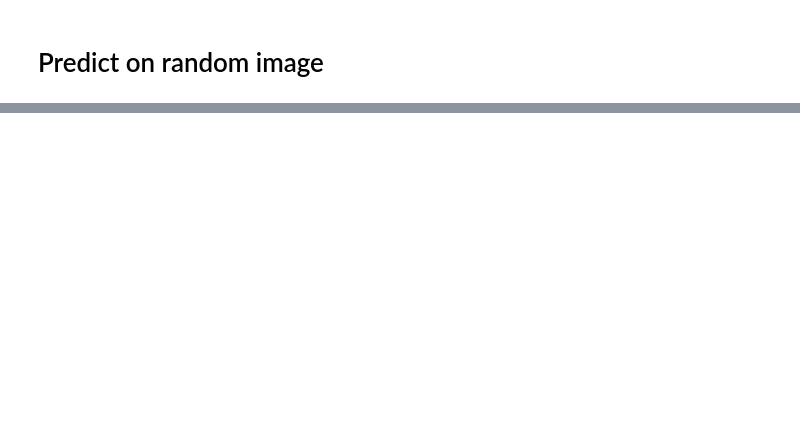
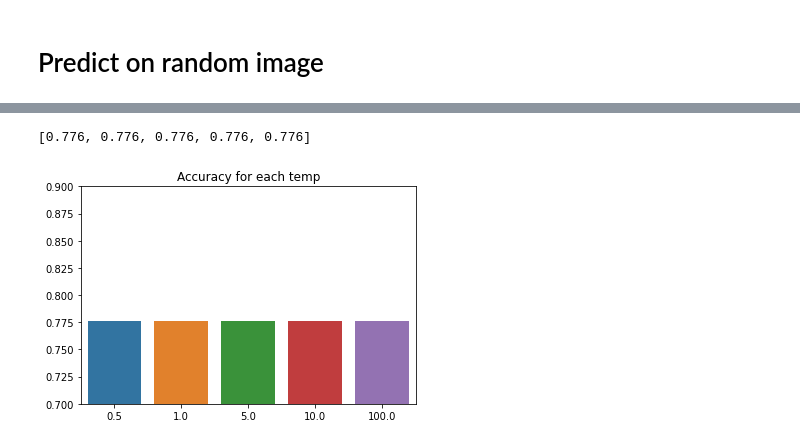
Before and after one commit to btseytlin/kaggle_cassava, a Jupyter notebook: notebooks/model_inspection.ipynb, the cells around one changed output, grey strips where cells are left out. Cells and saved outputs as stored; diff of their text form; code cells hidden in the pictures; blank space fills up the shorter version.

```diff
--- a/notebooks/model_inspection.ipynb
+++ b/notebooks/model_inspection.ipynb
@@ -146,0 +169,25 @@ plt.show()
+# %%
+train_images_torch.transform = None
+# %%
+dataset = DatasetFromSubset(torch.utils.data.Subset(train_images_torch, indices=indices),
+                      transform=get_test_transforms())
+loader = torch.utils.data.DataLoader(dataset, batch_size=10)
+# %%
+predictions = {}
+true_labels = []
+
+invtemps = [0.5, 1, 5, 10, 100]
+
+for temp in invtemps:
+    predictions[temp] = []
+
+model.eval()
+for images, labels in tqdm(loader):
+    preds =  predict_diff_temps(model, images, invtemps)
+    for temp in invtemps:
+        predictions[temp] += preds[temp].tolist()
+    true_labels += labels.tolist()
+# %%
+for temp in invtemps:
+    predictions[temp] = np.array(predictions[temp])
+true_labels = np.array(true_labels)
@@ -146,0 +221,16 @@ plt.show()
+# %%
+accuracies = []
+for temp in invtemps:
+    pred_probs = predictions[temp]
+    pred_labels = np.argmax(pred_probs, 1)
+
+    accuracies.append(accuracy_score(true_labels, pred_labels))
+print(accuracies)
+plt.figure()
+sns.barplot(x=invtemps, y=accuracies)
+plt.title('Accuracy for each temp')
+plt.ylim(0.7, 0.9)
+plt.show()
+# %% [output]
+[0.776, 0.776, 0.776, 0.776, 0.776]
+[figure, added]
```
Also changed, not shown: parts of 20 cells of this notebook, 9 other files.
